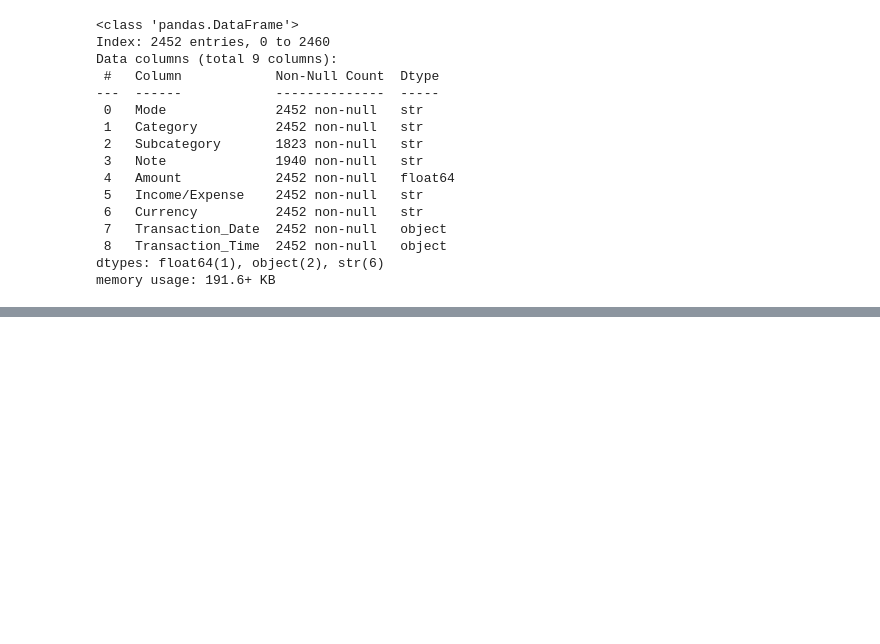
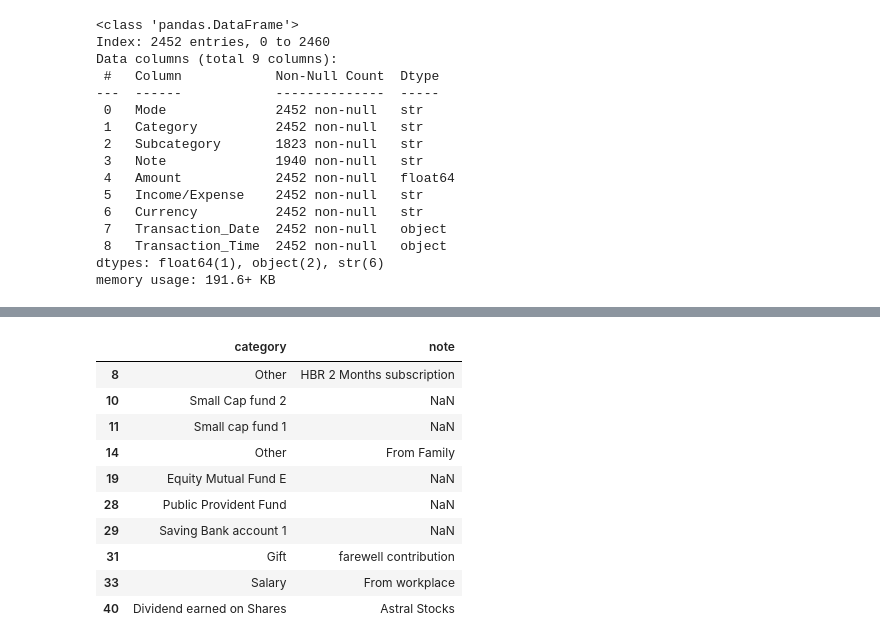
Before and after one commit to bh-arti113/personal-finance-analyzer, a Jupyter notebook: notebook/real_data_cleaning.ipynb, the cells around one changed output, grey strips where cells are left out. Saved outputs shown, nothing was run; the diff lists cells and outputs as text; code cells hidden in the pictures; blank space fills up the shorter version.

```diff
--- a/notebook/real_data_cleaning.ipynb
+++ b/notebook/real_data_cleaning.ipynb
@@ -355,0 +460,14 @@ memory usage: 191.6+ KB
+# %%
+df[df["subcategory"].isna()][["category","note"]].head(10)
+# %% [output]
+|  | category | note |
+| 8 | Other | HBR 2 Months subscription |
+| 10 | Small Cap fund 2 | NaN |
+| 11 | Small cap fund 1 | NaN |
+| 14 | Other | From Family |
+| 19 | Equity Mutual Fund E | NaN |
+| 28 | Public Provident Fund | NaN |
+| 29 | Saving Bank account 1 | NaN |
+| 31 | Gift | farewell contribution |
+| 33 | Salary | From workplace |
+| 40 | Dividend earned on Shares | Astral Stocks |
```
Also changed, not shown: parts of 32 cells of this notebook.
